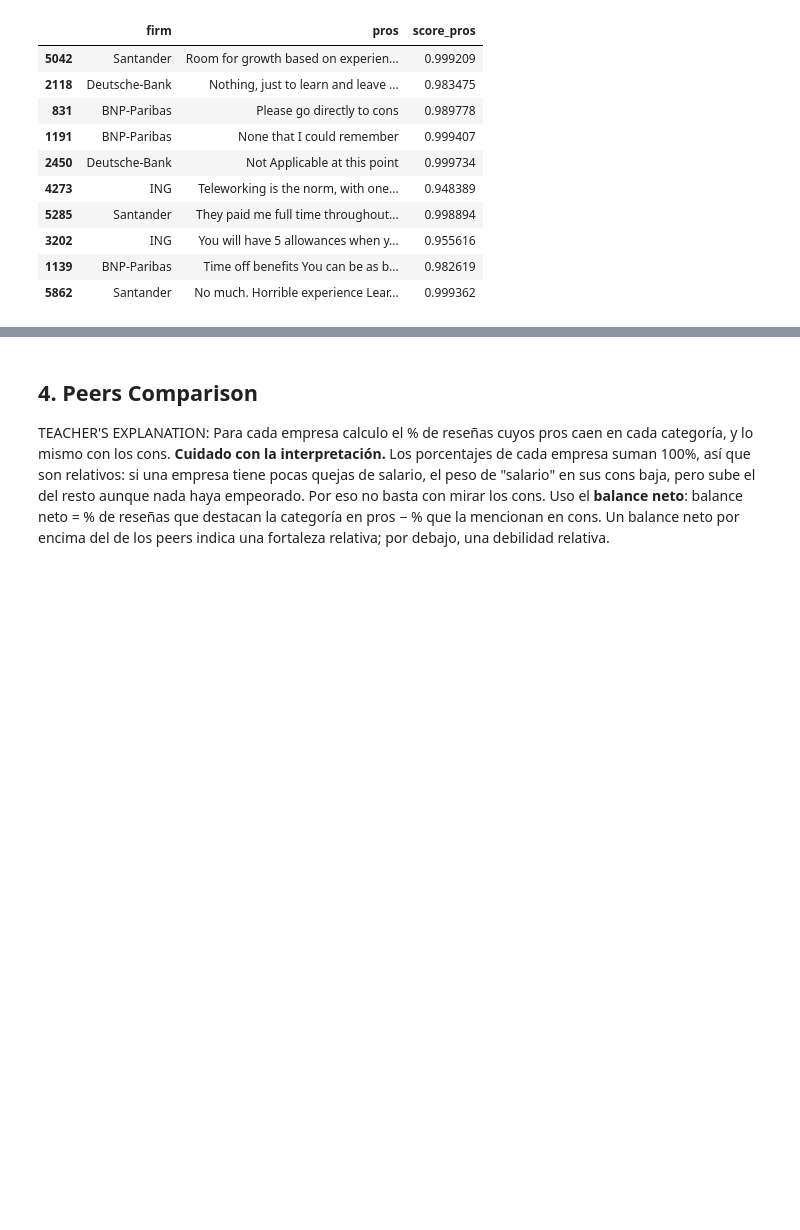
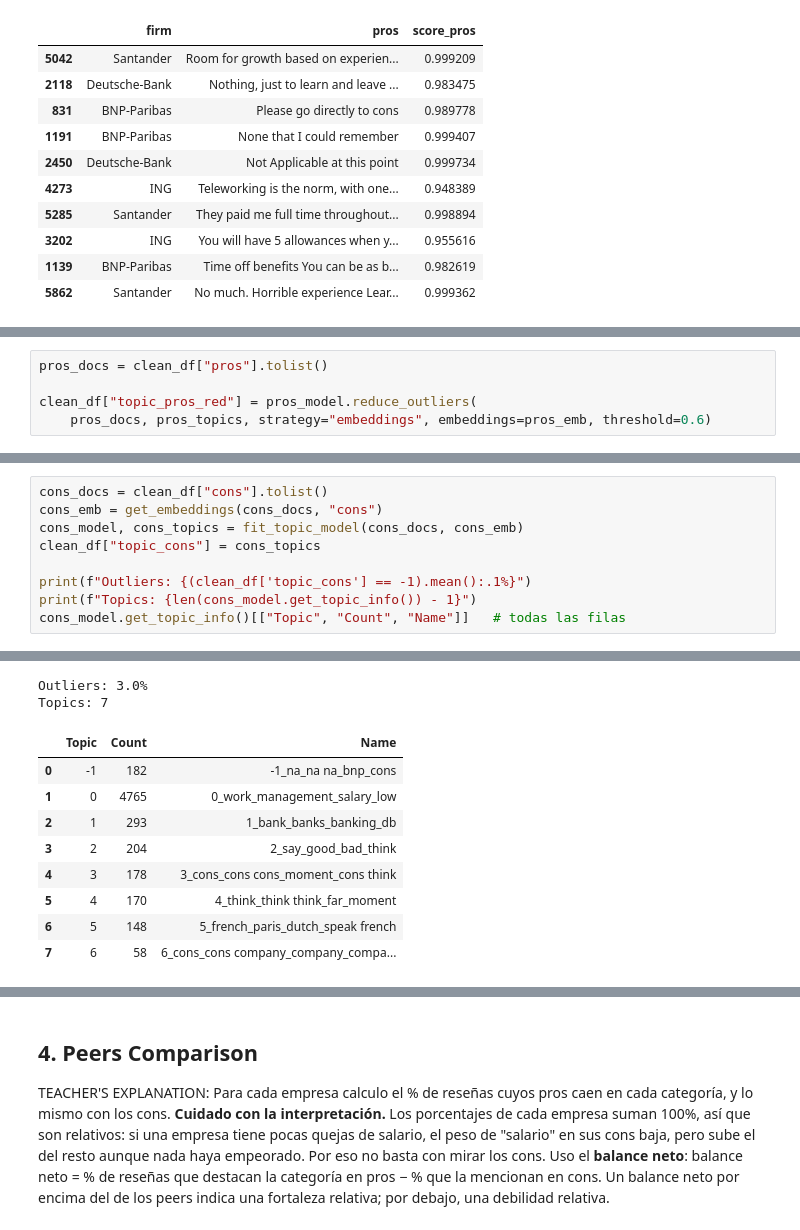
Before and after one commit to rubengil-dev/ING-glasdoor-analysis, a Jupyter notebook: mi_notebook.ipynb, the cells around one changed output, grey strips where cells are left out. Cells and saved outputs as stored; diff of their text form; blank space fills up the shorter version.

```diff
--- a/mi_notebook.ipynb
+++ b/mi_notebook.ipynb
@@ -807,0 +968,5 @@ TEACHER'S EXPLANATION: Podéis usar  BERTopic visto en clase o alguna otra técn
+# %%
+pros_docs = clean_df["pros"].tolist()
+
+clean_df["topic_pros_red"] = pros_model.reduce_outliers(
+    pros_docs, pros_topics, strategy="embeddings", embeddings=pros_emb, threshold=0.6)
@@ -807,0 +1008,10 @@ TEACHER'S EXPLANATION: Podéis usar  BERTopic visto en clase o alguna otra técn
+# %%
+cons_docs = clean_df["cons"].tolist()
+cons_emb = get_embeddings(cons_docs, "cons")
+cons_model, cons_topics = fit_topic_model(cons_docs, cons_emb)
+clean_df["topic_cons"] = cons_topics
+
+print(f"Outliers: {(clean_df['topic_cons'] == -1).mean():.1%}")
+print(f"Topics: {len(cons_model.get_topic_info()) - 1}")
+cons_model.get_topic_info()[["Topic", "Count", "Name"]]   # todas las filas
+# %% [output]
@@ -807,0 +1024,11 @@ TEACHER'S EXPLANATION: Podéis usar  BERTopic visto en clase o alguna otra técn
+Outliers: 3.0%
+Topics: 7
+|  | Topic | Count | Name |
+| 0 | -1 | 182 | -1_na_na na_bnp_cons |
+| 1 | 0 | 4765 | 0_work_management_salary_low |
+| 2 | 1 | 293 | 1_bank_banks_banking_db |
+| 3 | 2 | 204 | 2_say_good_bad_think |
+| 4 | 3 | 178 | 3_cons_cons cons_moment_cons think |
+| 5 | 4 | 170 | 4_think_think think_far_moment |
+| 6 | 5 | 148 | 5_french_paris_dutch_speak french |
+| 7 | 6 | 58 | 6_cons_cons company_company_compa... |
```
Also changed, not shown: parts of 47 cells of this notebook.
